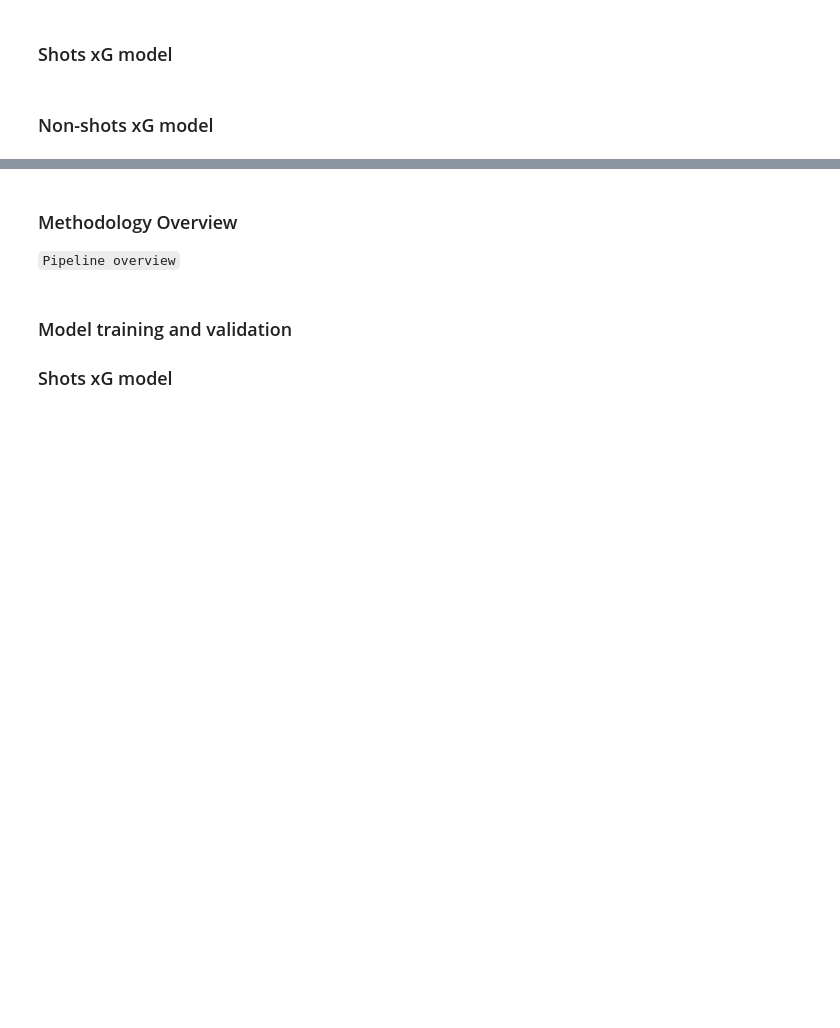
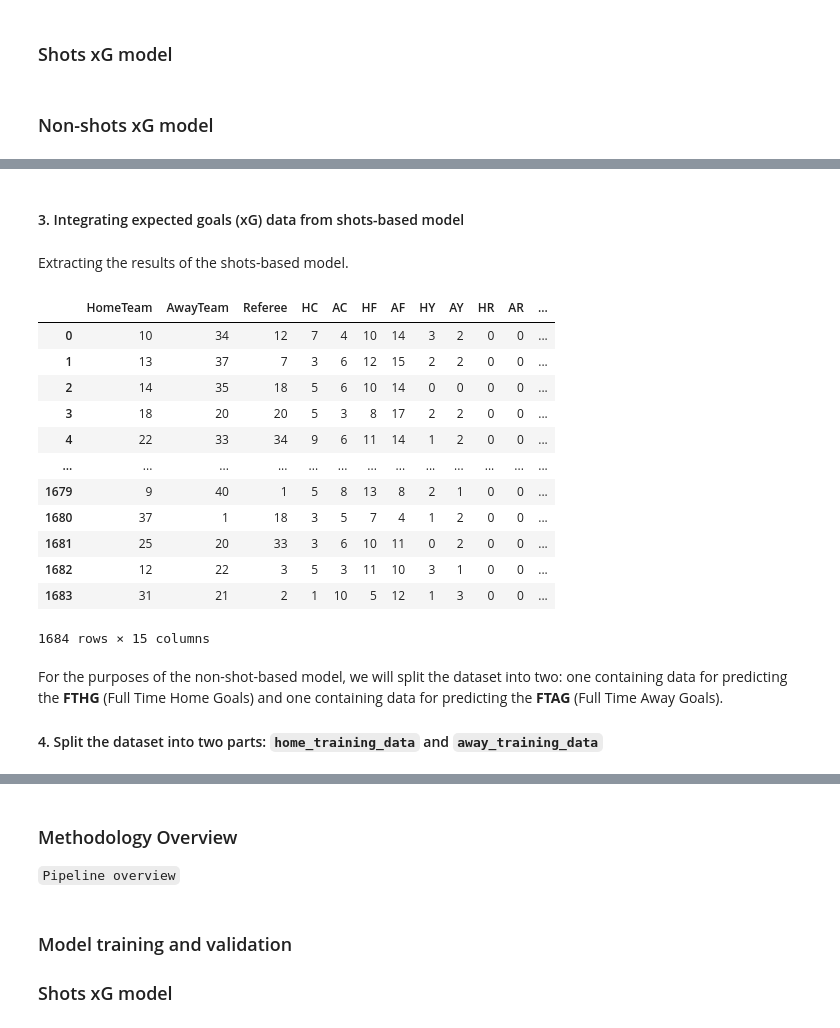
Before and after one commit to abircb/beat-the-bookie, a Jupyter notebook: main.ipynb, the cells around one changed output, grey strips where cells are left out. Drawn from its saved outputs; the diff is of its cells as text; code cells hidden in the pictures; blank space fills up the shorter version.

```diff
--- a/main.ipynb
+++ b/main.ipynb
@@ -82,0 +94,6 @@ general_training_data = complete_data.drop(['GameID','Date'], axis=1)
+# %%
+# Generating referees mappings
+referee, refereeID = list(referee_data['Standard referee name']), list(referee_data['RefereeID'])
+refereeID_mapping = dict(zip(referee, refereeID))
+
+generate_refereeID_mappings = lambda referees: [refereeID_mapping[referee] for referee in referees]
@@ -82,0 +102,39 @@ general_training_data = complete_data.drop(['GameID','Date'], axis=1)
+# %%
+# Teams
+general_training_data['HomeTeam'] = generate_teamID_mappings(general_training_data['HomeTeam'])
+general_training_data['AwayTeam'] = generate_teamID_mappings(general_training_data['AwayTeam'])
+
+# Referees
+general_training_data['Referee'] = generate_refereeID_mappings(general_training_data['Referee'])
+# %% [markdown]
+#### 3. Integrating expected goals (xG) data from shots-based model
+# %% [markdown]
+Extracting the results of the shots-based model.
+# %%
+shots_xg_predictions = pd.read_csv(os.path.join(os.getcwd(), 'output/shots_xG_predictions.csv'))
+# %%
+# Add expected goals for the home team
+general_training_data['xHG'] = shots_xg_predictions['xG_h']
+
+# Add expected goals for the away team
+general_training_data['xAG'] = shots_xg_predictions['xG_a']
+# %%
+general_training_data
+# %% [output]
+|  | HomeTeam | AwayTeam | Referee | HC | AC | HF | AF | HY | AY | HR | AR | ... |
+| 0 | 10 | 34 | 12 | 7 | 4 | 10 | 14 | 3 | 2 | 0 | 0 | ... |
+| 1 | 13 | 37 | 7 | 3 | 6 | 12 | 15 | 2 | 2 | 0 | 0 | ... |
+| 2 | 14 | 35 | 18 | 5 | 6 | 10 | 14 | 0 | 0 | 0 | 0 | ... |
+| 3 | 18 | 20 | 20 | 5 | 3 | 8 | 17 | 2 | 2 | 0 | 0 | ... |
+| 4 | 22 | 33 | 34 | 9 | 6 | 11 | 14 | 1 | 2 | 0 | 0 | ... |
+| ... | ... | ... | ... | ... | ... | ... | ... | ... | ... | ... | ... | ... |
+| 1679 | 9 | 40 | 1 | 5 | 8 | 13 | 8 | 2 | 1 | 0 | 0 | ... |
+| 1680 | 37 | 1 | 18 | 3 | 5 | 7 | 4 | 1 | 2 | 0 | 0 | ... |
+| 1681 | 25 | 20 | 33 | 3 | 6 | 10 | 11 | 0 | 2 | 0 | 0 | ... |
+| 1682 | 12 | 22 | 3 | 5 | 3 | 11 | 10 | 3 | 1 | 0 | 0 | ... |
+| 1683 | 31 | 21 | 2 | 1 | 10 | 5 | 12 | 1 | 3 | 0 | 0 | ... |
+1684 rows × 15 columns
+# %% [markdown]
+For the purposes of the non-shot-based model, we will split the dataset into two: one containing data for predicting the __FTHG__ (Full Time Home Goals) and one containing data for predicting the __FTAG__ (Full Time Away Goals).
+
+#### 4. Split the dataset into two parts: ``home_training_data`` and ``away_training_data``
```
Also changed, not shown: parts of 19 cells of this notebook, 2 other files.
